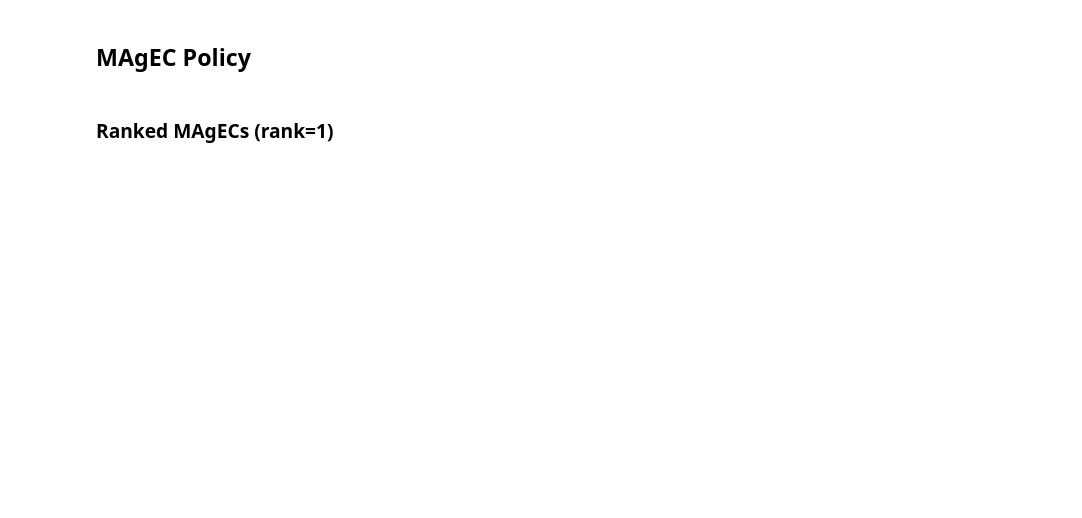
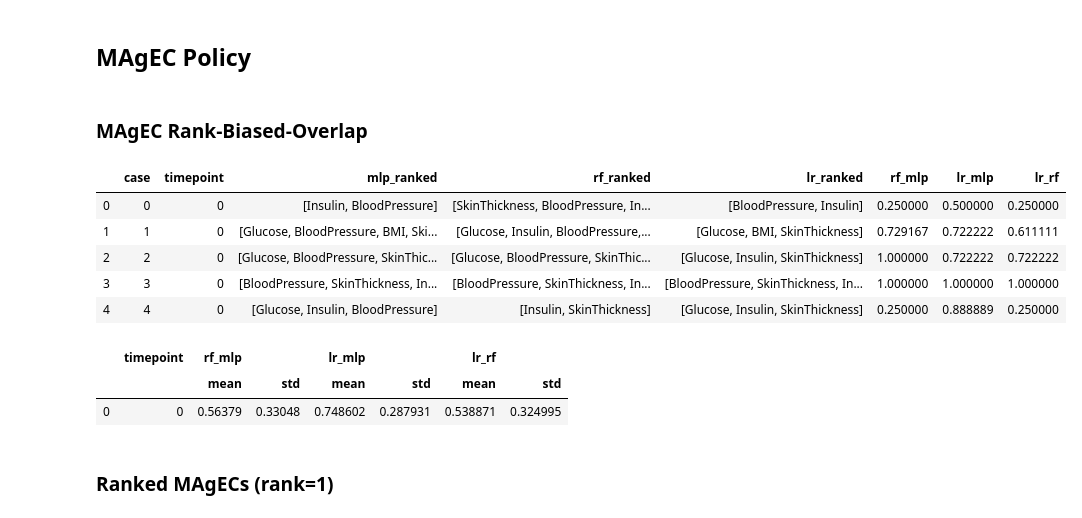
Before and after one commit to gstef80/MAgEC, a Jupyter notebook: PIMA_MAGEC.ipynb, the cells around one changed output. Cells and saved outputs as stored; diff of their text form; code cells hidden in the pictures; blank space fills up the shorter version.

```diff
--- a/PIMA_MAGEC.ipynb
+++ b/PIMA_MAGEC.ipynb
@@ -224,3 +224,5 @@ orig_prob_lr                      0.733549
 Name: 2, dtype: float64
 # %% [markdown]
 ## MAgEC Policy
+# %% [markdown]
+### MAgEC Rank-Biased-Overlap
@@ -227,3 +232,18 @@ Name: 2, dtype: float64
+# %%
+rbos.head()
+# %% [output]
+|  | case | timepoint | mlp_ranked | rf_ranked | lr_ranked | rf_mlp | lr_mlp | lr_rf |
+| 0 | 0 | 0 | [Insulin, BloodPressure] | [SkinThickness, BloodPressure, In... | [BloodPressure, Insulin] | 0.250000 | 0.500000 | 0.250000 |
+| 1 | 1 | 0 | [Glucose, BloodPressure, BMI, Ski... | [Glucose, Insulin, BloodPressure,... | [Glucose, BMI, SkinThickness] | 0.729167 | 0.722222 | 0.611111 |
+| 2 | 2 | 0 | [Glucose, BloodPressure, SkinThic... | [Glucose, BloodPressure, SkinThic... | [Glucose, Insulin, SkinThickness] | 1.000000 | 0.722222 | 0.722222 |
+| 3 | 3 | 0 | [BloodPressure, SkinThickness, In... | [BloodPressure, SkinThickness, In... | [BloodPressure, SkinThickness, In... | 1.000000 | 1.000000 | 1.000000 |
+| 4 | 4 | 0 | [Glucose, Insulin, BloodPressure] | [Insulin, SkinThickness] | [Glucose, Insulin, SkinThickness] | 0.250000 | 0.888889 | 0.250000 |
+# %%
+rbos.groupby('timepoint')[['rf_mlp', 'lr_mlp', 'lr_rf']].agg(['mean', 'std']).reset_index()
+# %% [output]
+|  | timepoint | rf_mlp |  | lr_mlp |  | lr_rf |  |
+|  |  | mean | std | mean | std | mean | std |
+| 0 | 0 | 0.56379 | 0.33048 | 0.748602 | 0.287931 | 0.538871 | 0.324995 |
 # %% [markdown]
 ### Ranked MAgECs (rank=1)
 # %%
```
Also changed, not shown: parts of 28 cells of this notebook.
